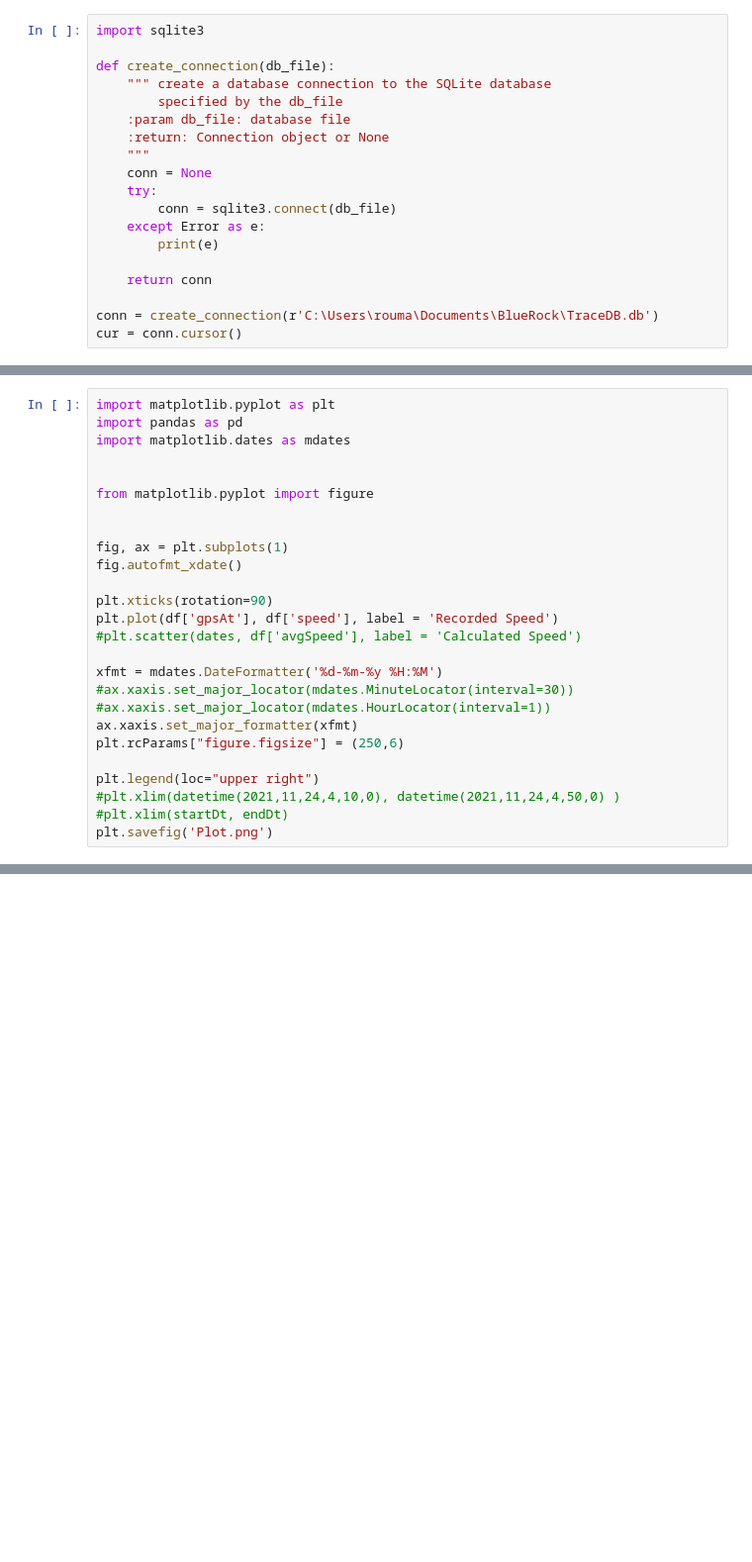
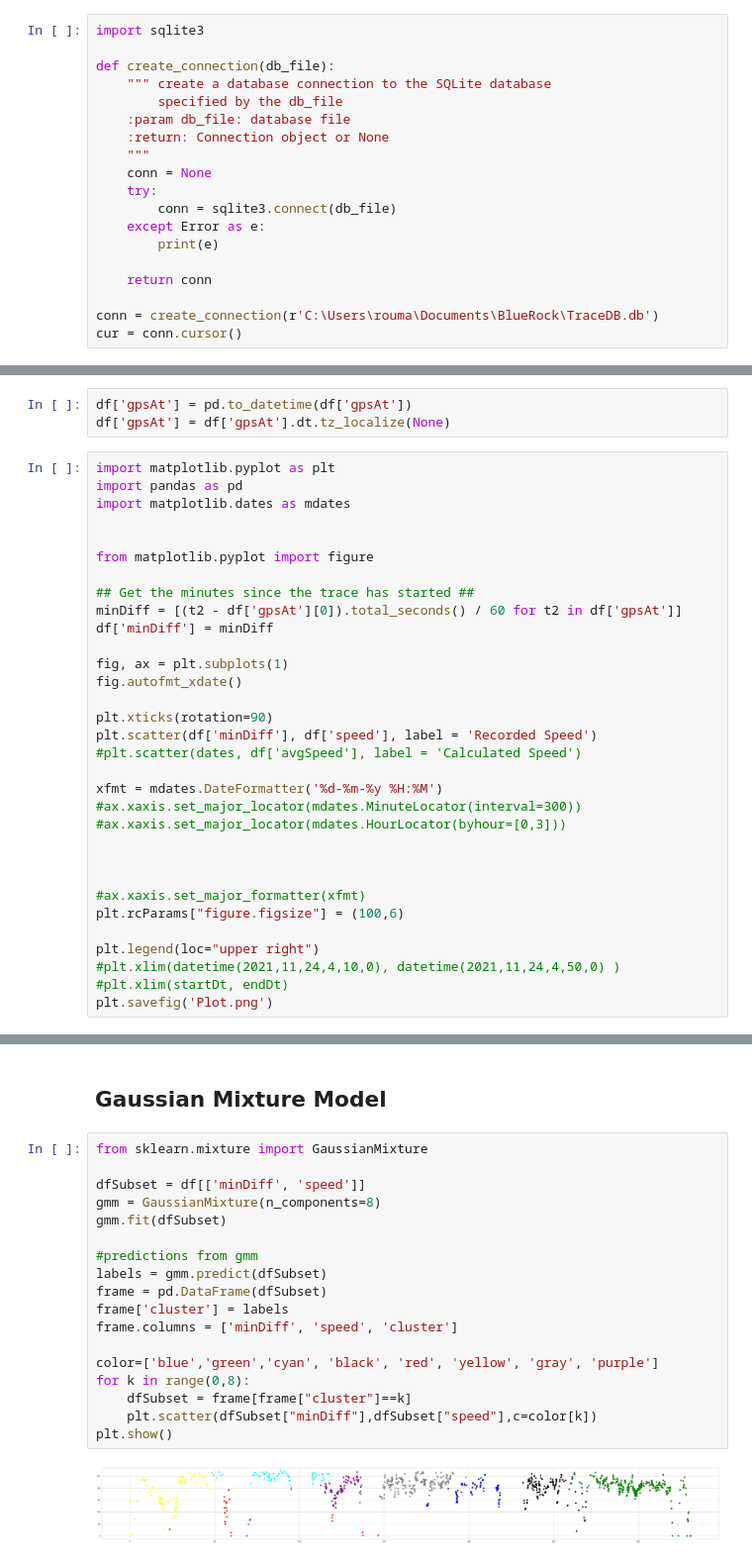
Before and after one commit to mfkiwl/GPS_Anomaly_Detection, a Jupyter notebook: Clustering Algorithms.ipynb, the cells around one changed output, grey strips where cells are left out. Shown at 99% size. Saved outputs shown, nothing was run; the diff lists cells and outputs as text; blank space fills up the shorter version.

```diff
--- a/Clustering Algorithms.ipynb
+++ b/Clustering Algorithms.ipynb
@@ -82,3 +58,6 @@ df[df['DistanceFromArrival'] < 1]
+# %%
+df['gpsAt'] = pd.to_datetime(df['gpsAt'])
+df['gpsAt'] = df['gpsAt'].dt.tz_localize(None)
 # %%
 import matplotlib.pyplot as plt
 import pandas as pd
@@ -87,19 +66,25 @@ import matplotlib.dates as mdates
 
 from matplotlib.pyplot import figure
 
+## Get the minutes since the trace has started ##
+minDiff = [(t2 - df['gpsAt'][0]).total_seconds() / 60 for t2 in df['gpsAt']]
+df['minDiff'] = minDiff
 
 fig, ax = plt.subplots(1)
 fig.autofmt_xdate()
 
 plt.xticks(rotation=90)
-plt.plot(df['gpsAt'], df['speed'], label = 'Recorded Speed')
+plt.scatter(df['minDiff'], df['speed'], label = 'Recorded Speed')
 #plt.scatter(dates, df['avgSpeed'], label = 'Calculated Speed')
 
 xfmt = mdates.DateFormatter('%d-%m-%y %H:%M')
-#ax.xaxis.set_major_locator(mdates.MinuteLocator(interval=30))
-#ax.xaxis.set_major_locator(mdates.HourLocator(interval=1))
-ax.xaxis.set_major_formatter(xfmt)
-plt.rcParams["figure.figsize"] = (250,6)
+#ax.xaxis.set_major_locator(mdates.MinuteLocator(interval=300))
+#ax.xaxis.set_major_locator(mdates.HourLocator(byhour=[0,3]))
+
+
+
+#ax.xaxis.set_major_formatter(xfmt)
+plt.rcParams["figure.figsize"] = (100,6)
 
 plt.legend(loc="upper right")
 #plt.xlim(datetime(2021,11,24,4,10,0), datetime(2021,11,24,4,50,0) )
@@ -109,0 +229,22 @@ plt.savefig('Plot.png')
+# %% [markdown]
+## Gaussian Mixture Model
+# %%
+from sklearn.mixture import GaussianMixture
+
+dfSubset = df[['minDiff', 'speed']]
+gmm = GaussianMixture(n_components=8)
+gmm.fit(dfSubset)
+
+#predictions from gmm
+labels = gmm.predict(dfSubset)
+frame = pd.DataFrame(dfSubset)
+frame['cluster'] = labels
+frame.columns = ['minDiff', 'speed', 'cluster']
+
+color=['blue','green','cyan', 'black', 'red', 'yellow', 'gray', 'purple']
+for k in range(0,8):
+    dfSubset = frame[frame["cluster"]==k]
+    plt.scatter(dfSubset["minDiff"],dfSubset["speed"],c=color[k])
+plt.show()
+# %% [output]
+[figure, added]
```
Also changed, not shown: parts of 9 cells of this notebook, 2 other files.
